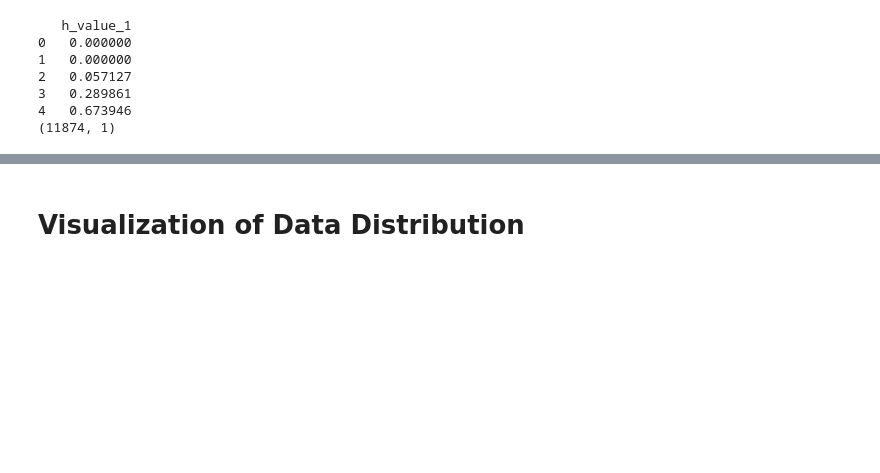
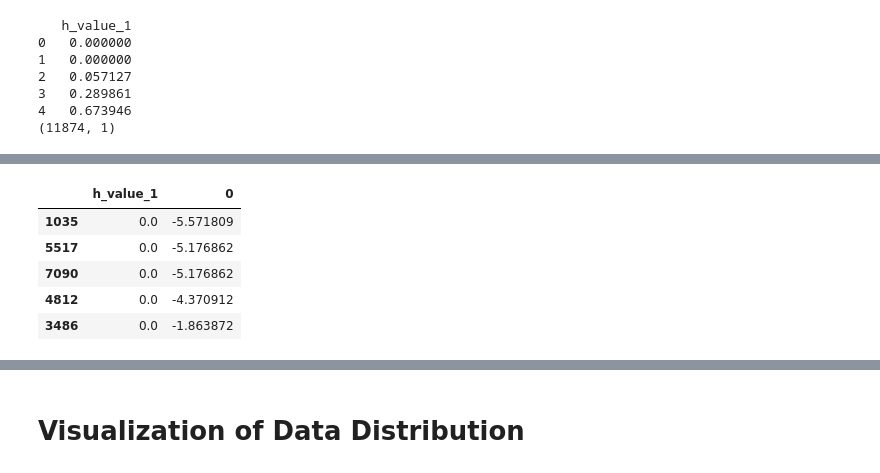
Before and after one commit to munif/epi-thesis, a Jupyter notebook: workflow/03. Encoding New Dataset, XGBoost/Prediction Visualization.ipynb, the cells around one changed output, grey strips where cells are left out. Cells and saved outputs as stored; diff of their text form; code cells hidden in the pictures; blank space fills up the shorter version.

```diff
--- a/workflow/03. Encoding New Dataset, XGBoost/Prediction Visualization.ipynb
+++ b/workflow/03. Encoding New Dataset, XGBoost/Prediction Visualization.ipynb
@@ -34,3 +44,13 @@ print(y_pred.shape)
+# %%
+y_concat.sort_values(by=['h_value_1', '0'], inplace=True)
+y_concat.head()
+# %% [output]
+|  | h_value_1 | 0 |
+| 1035 | 0.0 | -5.571809 |
+| 5517 | 0.0 | -5.176862 |
+| 7090 | 0.0 | -5.176862 |
+| 4812 | 0.0 | -4.370912 |
+| 3486 | 0.0 | -1.863872 |
 # %%
 # Plotting
 plt.figure(figsize=(10, 6))
```
Also changed, not shown: parts of 7 cells of this notebook, 4 other files.
